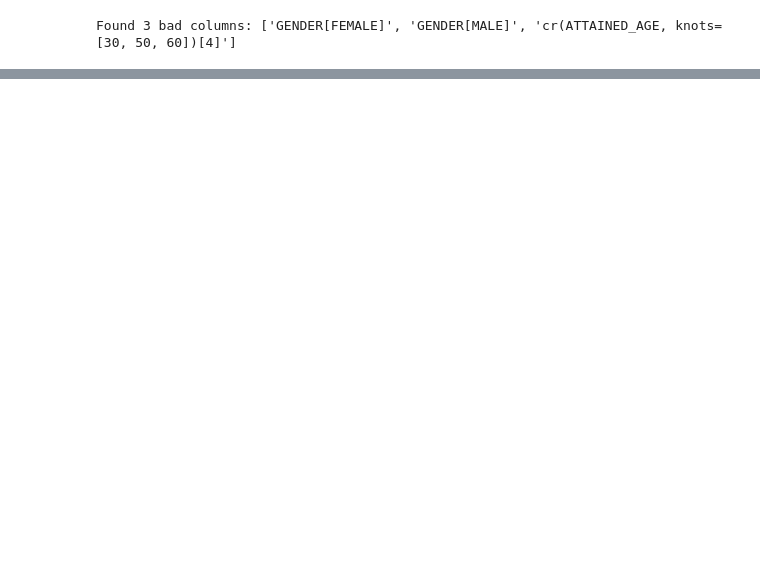
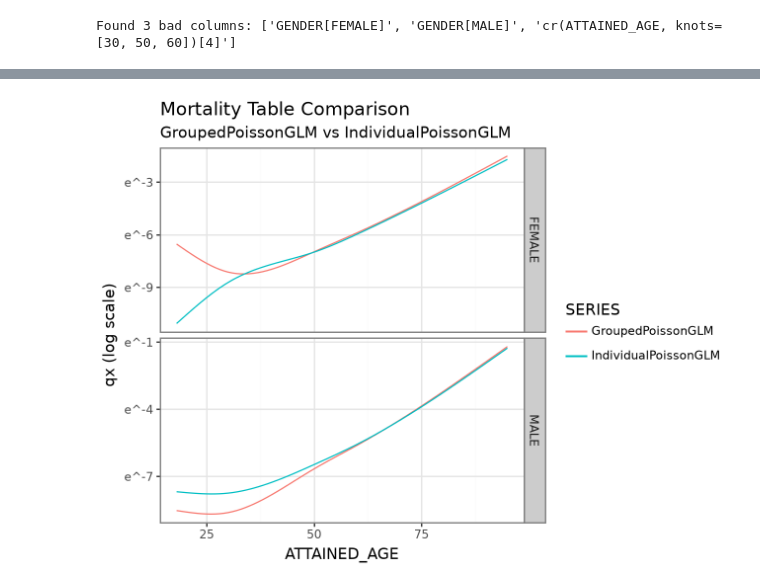
Before and after one commit to mma-fsa/data-examples, a Jupyter notebook: src/analysis/4_grouped_data_glm.ipynb, the cells around one changed output, grey strips where cells are left out. Saved outputs shown, nothing was run; the diff lists cells and outputs as text; code cells hidden in the pictures; blank space fills up the shorter version.

```diff
--- a/src/analysis/4_grouped_data_glm.ipynb
+++ b/src/analysis/4_grouped_data_glm.ipynb
@@ -333,0 +459,49 @@ Running query in 'duckdb:///:memory:'
+# %%
+from src.lib.glm import PoissonGLMFactorAnalysis
+
+# helper to create mortality tables for both models
+def get_mort_table(coef_table, model_spec, df_check_test_preds):
+
+    # add back "bad_cols" with a zero coefficient, since they were dropped from the model matrix.
+    # This is important for the factor analysis to work correctly.
+    for col in bad_cols:
+        coef_table[col] = 0.0
+
+    factor_analysis = PoissonGLMFactorAnalysis(coef_table, model_spec)
+    factor_table = factor_analysis.get_factor_analysis(df_check_test_preds)
+
+    base_mort_rate = factor_table[0]["factor"][0]
+    mort_table = factor_table[1]
+    mort_table.rename(columns={"factor": "age_sex_factor"}, inplace=True)
+    mort_table["qx"] = base_mort_rate * mort_table["age_sex_factor"]
+    return mort_table
+
+
+# create the coefficient table for the grouped model
+grouped_model_coef = coef_compare["grouped_poisson_coef"].rename("coef")
+grouped_model_coef.index = coef_compare["term"].values
+grouped_mort_table = get_mort_table(grouped_model_coef, model_spec, df_check_test_preds)
+grouped_mort_table["SERIES"] = "GroupedPoissonGLM"
+
+ind_model_coef = coef_compare["statsmodels_coef"].rename("coef")
+ind_model_coef.index = coef_compare["term"].values
+ind_mort_table = get_mort_table(ind_model_coef, model_spec, df_check_test_preds)
+ind_mort_table["SERIES"] = "IndividualPoissonGLM"
+
+# create a table for plotting
+df_mort_table_compare = pd.concat(
+    [grouped_mort_table, ind_mort_table],
+    ignore_index=True,
+    axis=0
+)
+
+(
+    p9.ggplot(df_mort_table_compare, p9.aes(x="ATTAINED_AGE", y="qx", color="SERIES"))
+    + p9.facet_grid("GENDER~.", scales="free_y")
+    + p9.geom_line()
+    + p9.theme_bw()
+    + p9.scale_y_continuous(trans="log")
+    + p9.labs(title="Mortality Table Comparison", subtitle="GroupedPoissonGLM vs IndividualPoissonGLM", y="qx (log scale)"  )
+)
+# %% [output]
+[figure, added]
```
Also changed, not shown: parts of 18 cells of this notebook.
